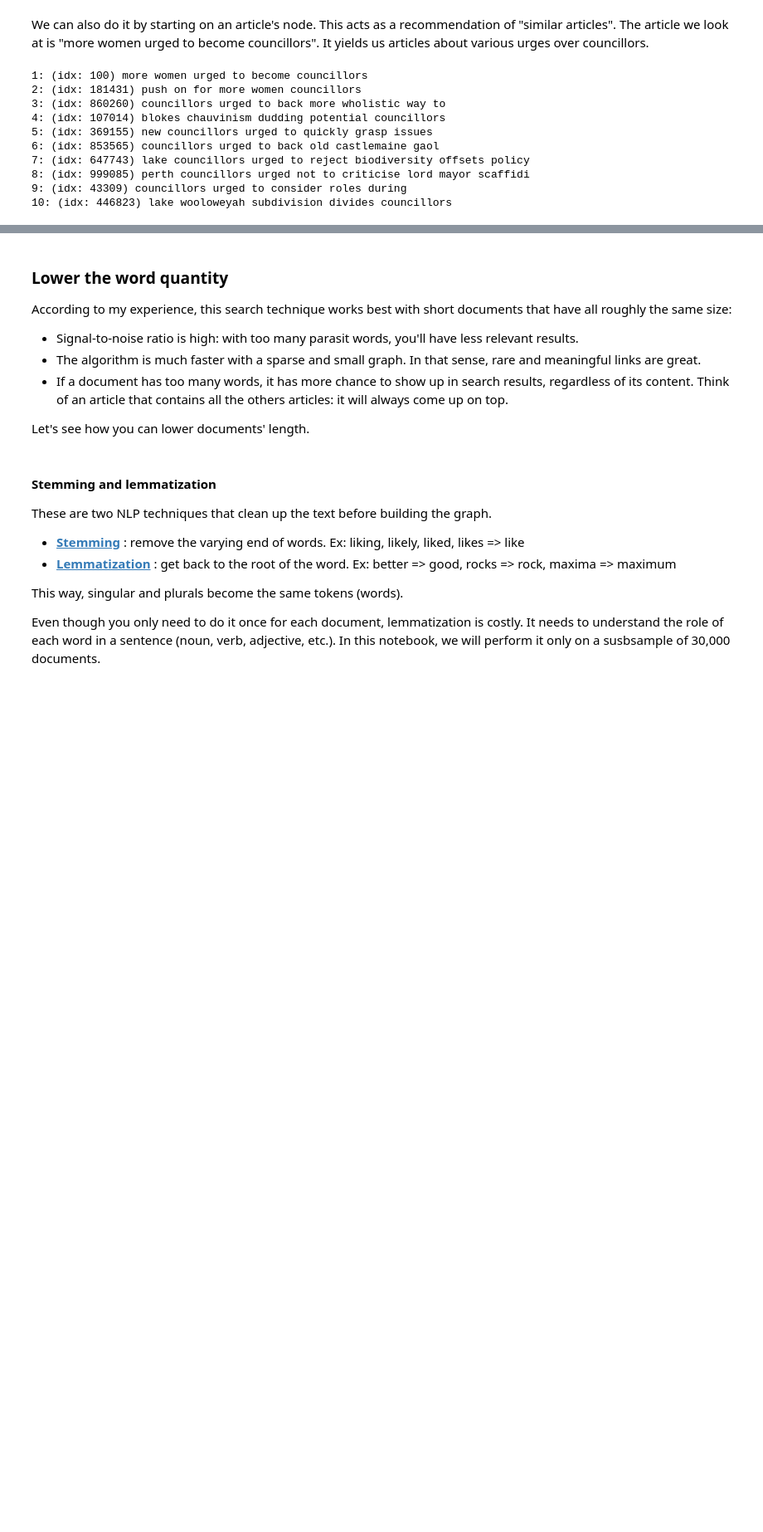
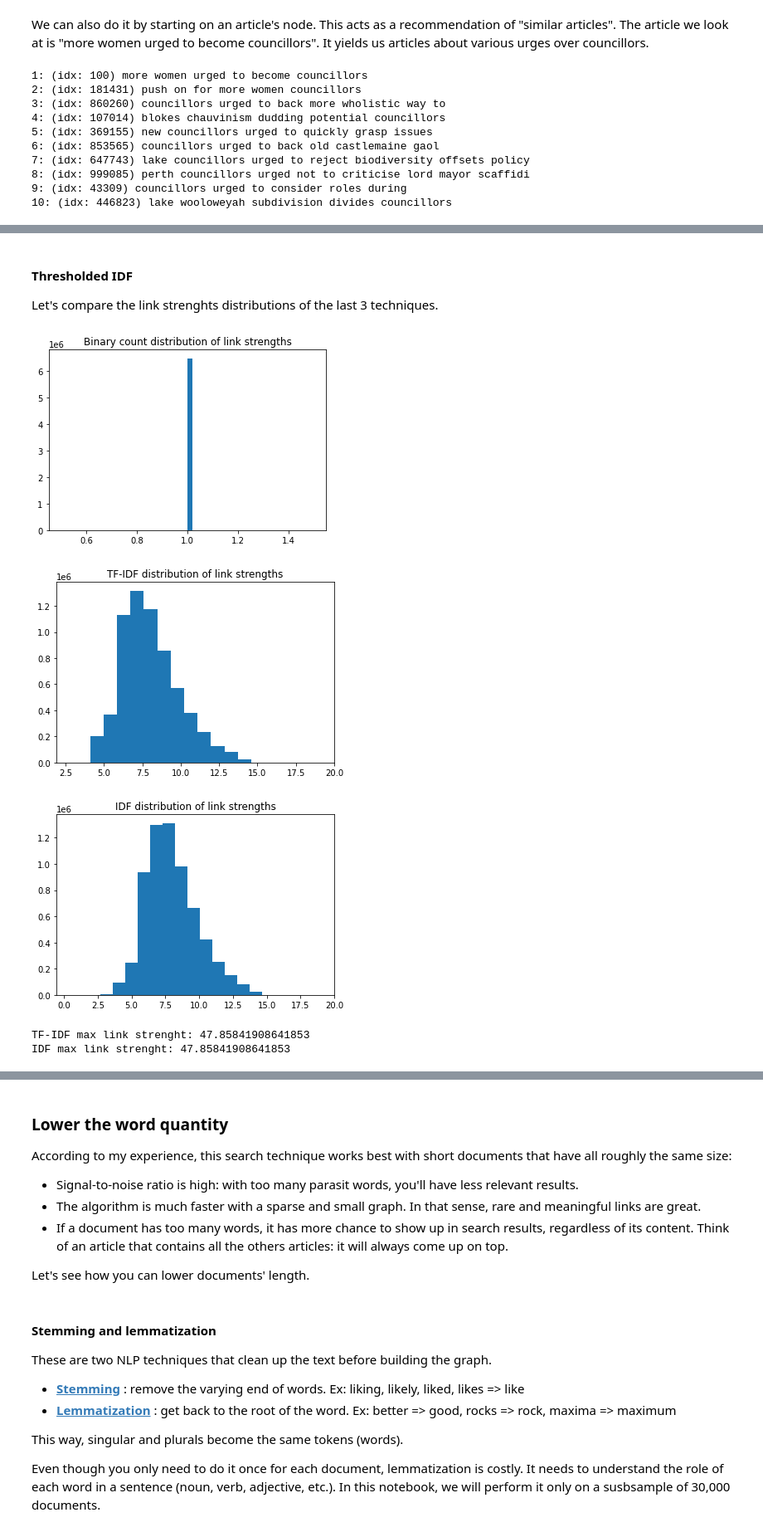
Before and after one commit to oulianov/explorative-search, a Jupyter notebook: graph-search.ipynb, the cells around one changed output, grey strips where cells are left out. Shown: that part at 83% size. Drawn from its saved outputs; the diff is of its cells as text; code cells hidden in the pictures; blank space fills up the shorter version.

```diff
--- a/graph-search.ipynb
+++ b/graph-search.ipynb
@@ -176,0 +272,7 @@ Quality and relevancy of search results heavily depends on the quality of the un
+# %%
+tfidf = TfidfVectorizer(min_df=2, stop_words=stop_words, norm=None) # By default tfidf is normalized (divided by the max). We don't want that here.
+adjacency_tfidf = tfidf.fit_transform(df['headline_text'])
+
+print("TF-IDF encoding")
+scores_tfidf = bpr.fit_transform(adjacency_tfidf, seeds_col={tfidf.vocabulary_["house"]:1})
+disp_results(df, scores_tfidf)
@@ -176,0 +304,10 @@ Quality and relevancy of search results heavily depends on the quality of the un
+# %%
+freq = TfidfVectorizer(min_df=2, stop_words=stop_words, use_idf=False, vocabulary=tfidf.vocabulary_, norm=None)
+adjacency_freq = freq.fit_transform(df['headline_text'])
+
+adjacency_idf = adjacency_tfidf.copy()
+adjacency_idf.data = adjacency_idf.data / adjacency_freq.data
+
+print("IDF encoding")
+scores_idf = bpr.fit_transform(adjacency_idf, seeds_col={tfidf.vocabulary_["house"]:1})
+disp_results(df, scores_idf)
@@ -176,0 +331,30 @@ Quality and relevancy of search results heavily depends on the quality of the un
+# %% [markdown]
+#### Thresholded IDF
+
+Let's compare the link strenghts distributions of the last 3 techniques.
+# %%
+from sknetwork.linalg.normalization import normalize
+
+plt.hist(adjacency.data, bins=50)
+plt.title('Binary count distribution of link strengths')
+plt.show()
+
+plt.hist(adjacency_tfidf.data, bins=50)
+plt.title('TF-IDF distribution of link strengths')
+plt.xlim(xmax=20)
+plt.show()
+
+plt.hist(adjacency_idf.data, bins=50)
+plt.title('IDF distribution of link strengths')
+plt.xlim(xmax=20)
+plt.show()
+# %% [output]
+[figure, added]
+[figure, added]
+[figure, added]
+# %%
+print("TF-IDF max link strenght:", adjacency_tfidf.data.max())
+print("IDF max link strenght:", adjacency_idf.data.max())
+# %% [output]
+TF-IDF max link strenght: 47.85841908641853
+IDF max link strenght: 47.85841908641853
```
Also changed, not shown: parts of 64 cells of this notebook.
